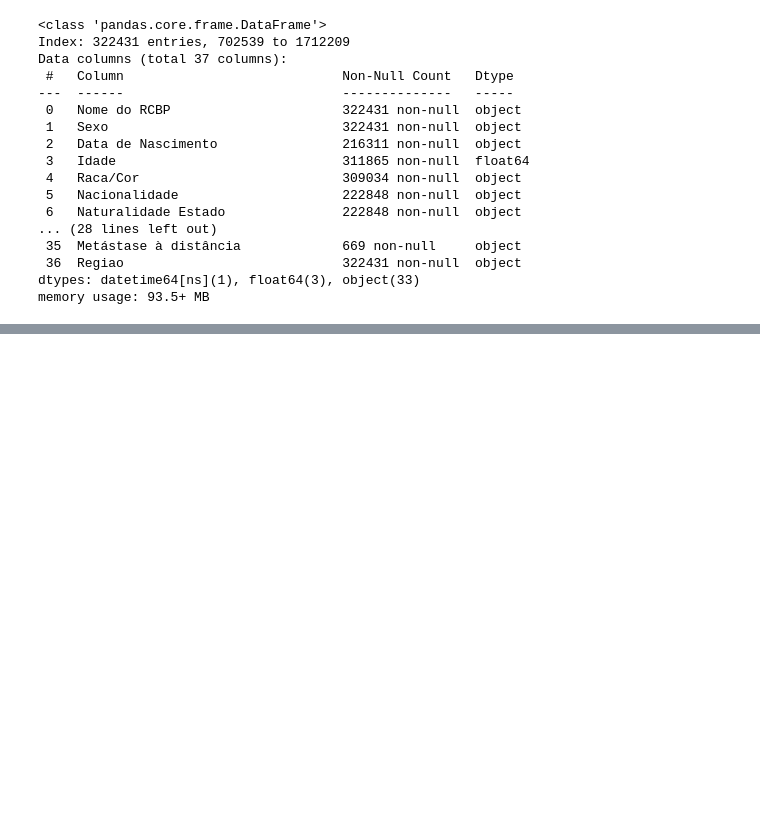
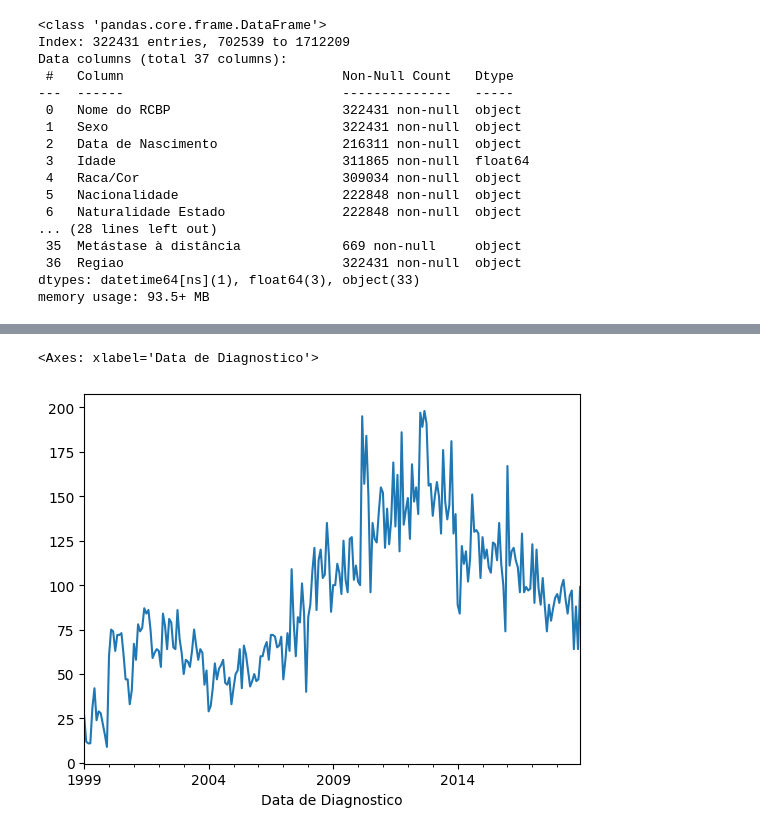
Before and after one commit to MateusVasc/IC-Cancer-Time-Series, a Jupyter notebook: Analises Regionais/centro_oeste.ipynb, the cells around one changed output, grey strips where cells are left out. Saved outputs shown, nothing was run; the diff lists cells and outputs as text; code cells hidden in the pictures; blank space fills up the shorter version.

```diff
--- a/Analises Regionais/centro_oeste.ipynb
+++ b/Analises Regionais/centro_oeste.ipynb
@@ -89,0 +140,5 @@ memory usage: 93.5+ MB
+# %%
+result_prostata.plot()
+# %% [output]
+<Axes: xlabel='Data de Diagnostico'>
+[figure, added]
```
Also changed, not shown: parts of 12 cells of this notebook, 4 other files.
